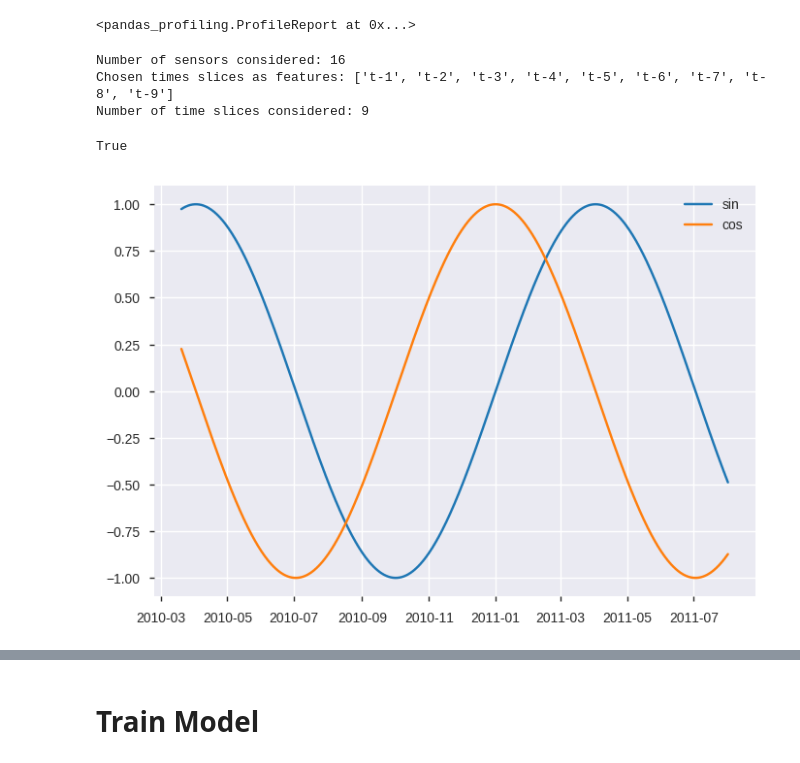
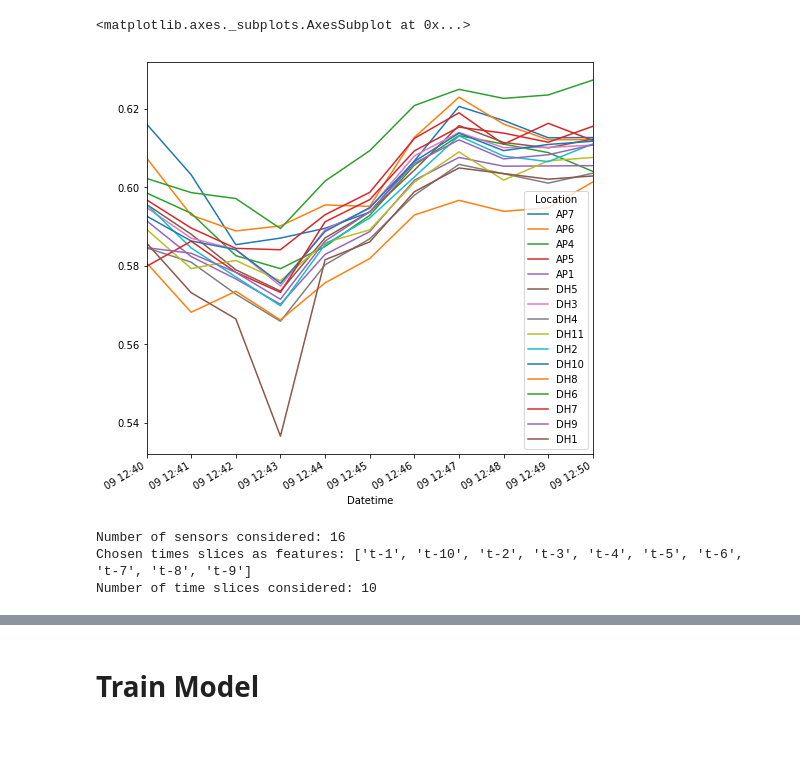
Before and after one commit to albertotb/solar, a Jupyter notebook: notebooks/train_model-Conv2D_Clearsky.ipynb, the cells around one changed output, grey strips where cells are left out. Cells and saved outputs as stored; diff of their text form; code cells hidden in the pictures.

Commit message:
Update train conv2d and df_to_roll

```diff
--- a/notebooks/train_model-Conv2D_Clearsky.ipynb
+++ b/notebooks/train_model-Conv2D_Clearsky.ipynb
@@ -1,15 +4,20 @@
 # %%
+import os
+import sys
+import numpy as np
 import pandas as pd
-import os
-import numpy as np
-import feather
+import matplotlib.pyplot as plt
+import seaborn as sns
+%matplotlib inline
+sns.set_style()
+import pickle
+
 import pandas_profiling
-import seaborn as sns
 from pandas.plotting import register_matplotlib_converters
-import matplotlib.pyplot as plt
-%matplotlib inline
 register_matplotlib_converters()
-import pickle
+
+from sklearn.model_selection import TimeSeriesSplit
+
 DATA_PATH = '/home/users/ucadatalab_group/davidgg/SHARED/SOLAR/data'
 # We load the final df, normalized with clearsky, 16 sensors
 with open(os.path.join(DATA_PATH,'oahu_min_final.pkl'),'rb') as file:
@@ -25,7 +38,3 @@ longs = info['Longitude'].sort_values(ascending=False)
 longs.drop('AP3',inplace=True)
 # Sort df sensors by longitude
 df = df[longs.index]
-# %%
-pandas_profiling.ProfileReport(df,bins=20,correlation_threshold=0.95)
-# %% [output]
-<pandas_profiling.ProfileReport at 0x...>
@@ -38,12 +41,25 @@ df_roll = df_to_roll(df,width=10,step=1)
+# %%
+df.loc['2011-10-09 12:40':'2011-10-09 12:50'].plot(figsize=(8,8))
+# %% [output]
+<matplotlib.axes._subplots.AxesSubplot at 0x...>
+[figure, added]
 # %%
+width= 11
+step = 1
+df_roll = df_to_roll(df,width=width,step=step)
+
+# Some useful variables
 longs_np = longs.index.to_numpy()
 n_sensors = len(longs_np)
 print('Number of sensors considered:',n_sensors)
 times = df_roll.columns.levels[0].tolist()
-chosen_times = times[1:10:1]
+chosen_times = times[1:width:step]
 print('Chosen times slices as features:',chosen_times)
 print('Number of time slices considered:',len(chosen_times))
+
+# Split train-test, approximately 12 and 4 months respectively
+df_train, df_test = df_roll[:'2011-07-31'], df_roll['2011-08-01':]
 # %% [output]
 Number of sensors considered: 16
-Chosen times slices as features: ['t-1', 't-2', 't-3', 't-4', 't-5', 't-6', 't-7', 't-8', 't-9']
-Number of time slices considered: 9
+Chosen times slices as features: ['t-1', 't-10', 't-2', 't-3', 't-4', 't-5', 't-6', 't-7', 't-8', 't-9']
+Number of time slices considered: 10
@@ -53,4 +65,0 @@ df_train, df_test = df_roll[:'2011-07-31'], df_roll['2011-08-01':]
-# %%
-df_train.shape[1]%n_sensors==0
-# %% [output]
-True
@@ -63,7 +65,0 @@ time_feat_np = np.vstack([np.sin(2*np.pi*hour_of_the_day/24.),np.cos(2*np.pi*hou
-# %%
-plt.plot(dates,time_feat_np[:,2],label='sin')
-plt.plot(dates,time_feat_np[:,3],label='cos')
-plt.legend()
-plt.show()
-# %% [output]
-[figure, removed]
```
Also changed, not shown: parts of 26 cells of this notebook, 2 other files.
